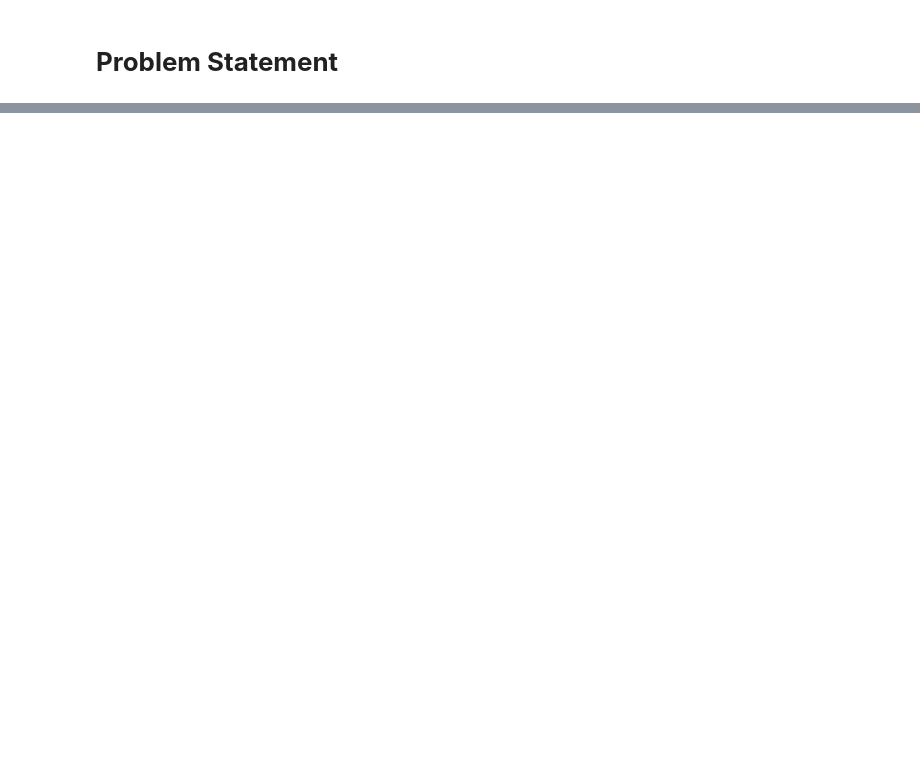
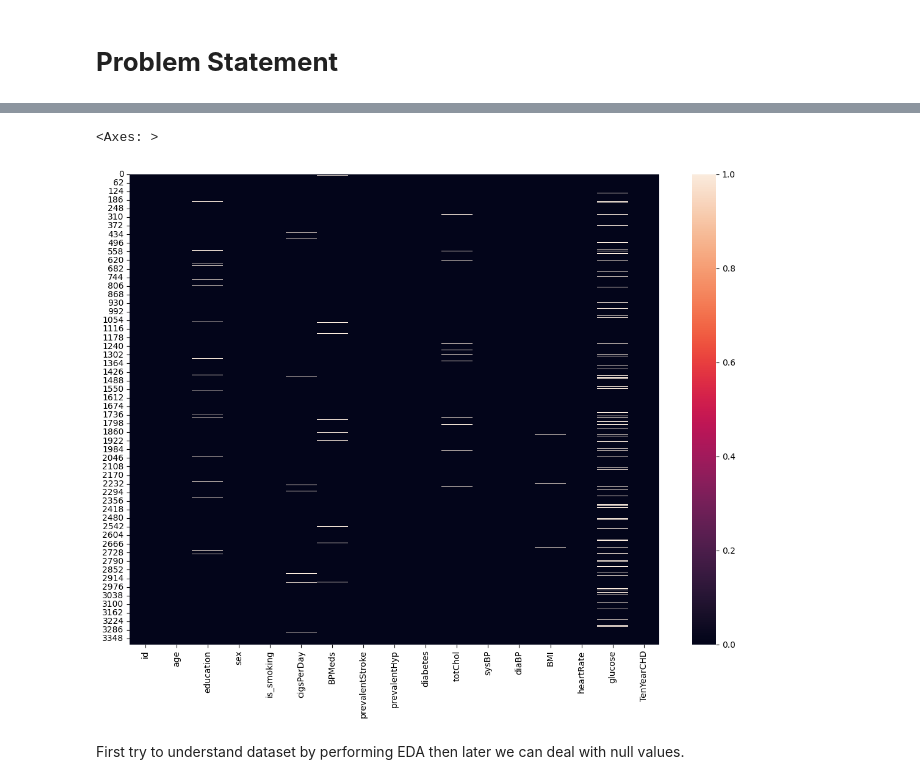
Before and after one commit to Jayeshdahiwale/CapstoneProject3-Cardiovascular-Risk-Prediction, a Jupyter notebook: CardioVasular_Risk_Prediction.ipynb, the cells around one changed output, grey strips where cells are left out. Cells and saved outputs as stored; diff of their text form; code cells hidden in the pictures; blank space fills up the shorter version.

```diff
--- a/CardioVasular_Risk_Prediction.ipynb
+++ b/CardioVasular_Risk_Prediction.ipynb
@@ -694,0 +91,3 @@ Write the conclusion here.
+# %%
+#importing dataset
+df = pd.read_csv('https://raw.githubusercontent.com/Jayeshdahiwale/CapstoneProject3-Cardiovascular-Risk-Prediction/main/Data/data_cardiovascular_risk.csv')
@@ -694,0 +196,10 @@ Write the conclusion here.
+# %%
+#plotting the heatmap for missing values
+plt.figure(figsize=(14,10))
+missing_values = df.isna()
+sns.heatmap(missing_values)
+# %% [output]
+<Axes: >
+[figure, added]
+# %% [markdown]
+First try to understand dataset by performing EDA then later we can deal with null values.
```
Also changed, not shown: parts of 437 cells of this notebook.
